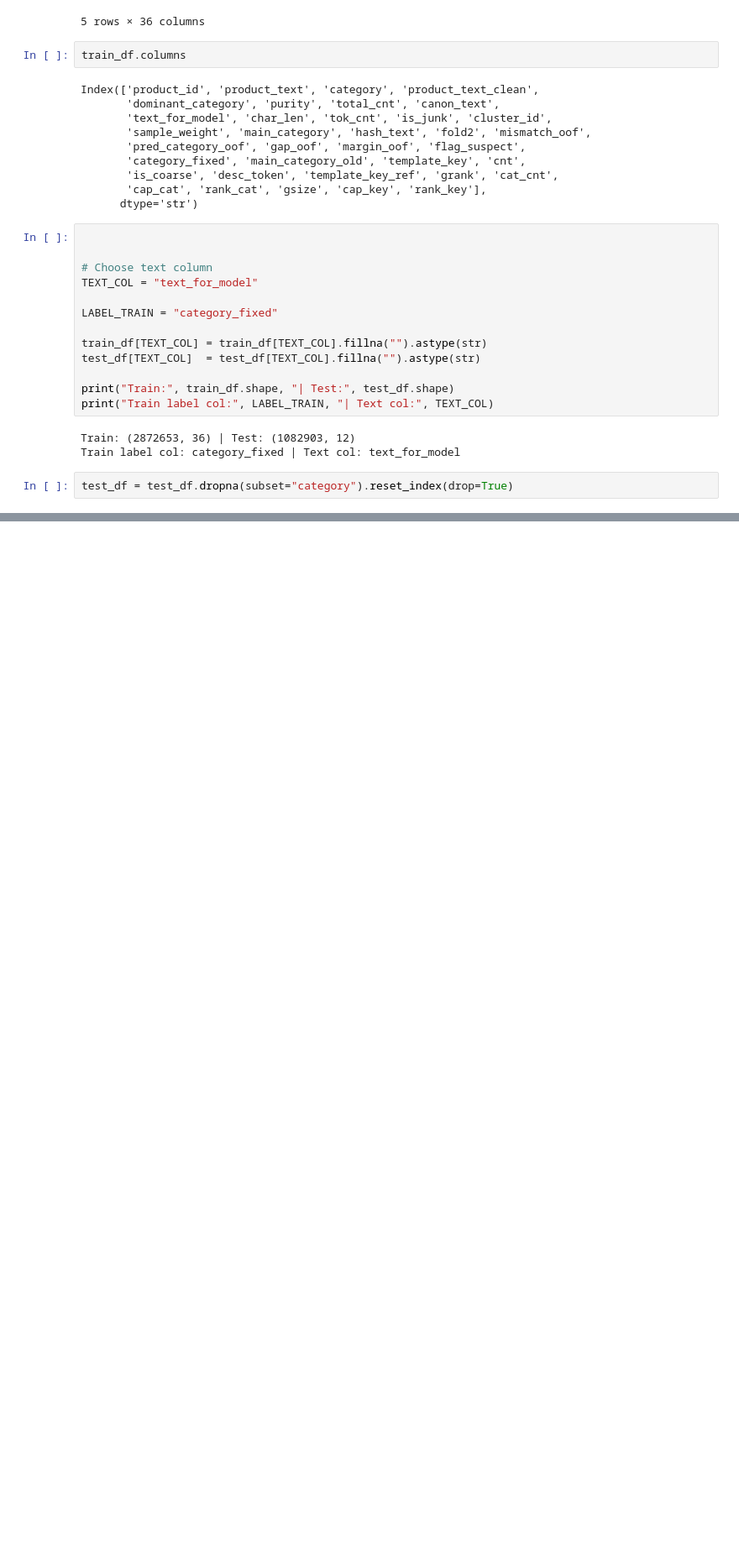
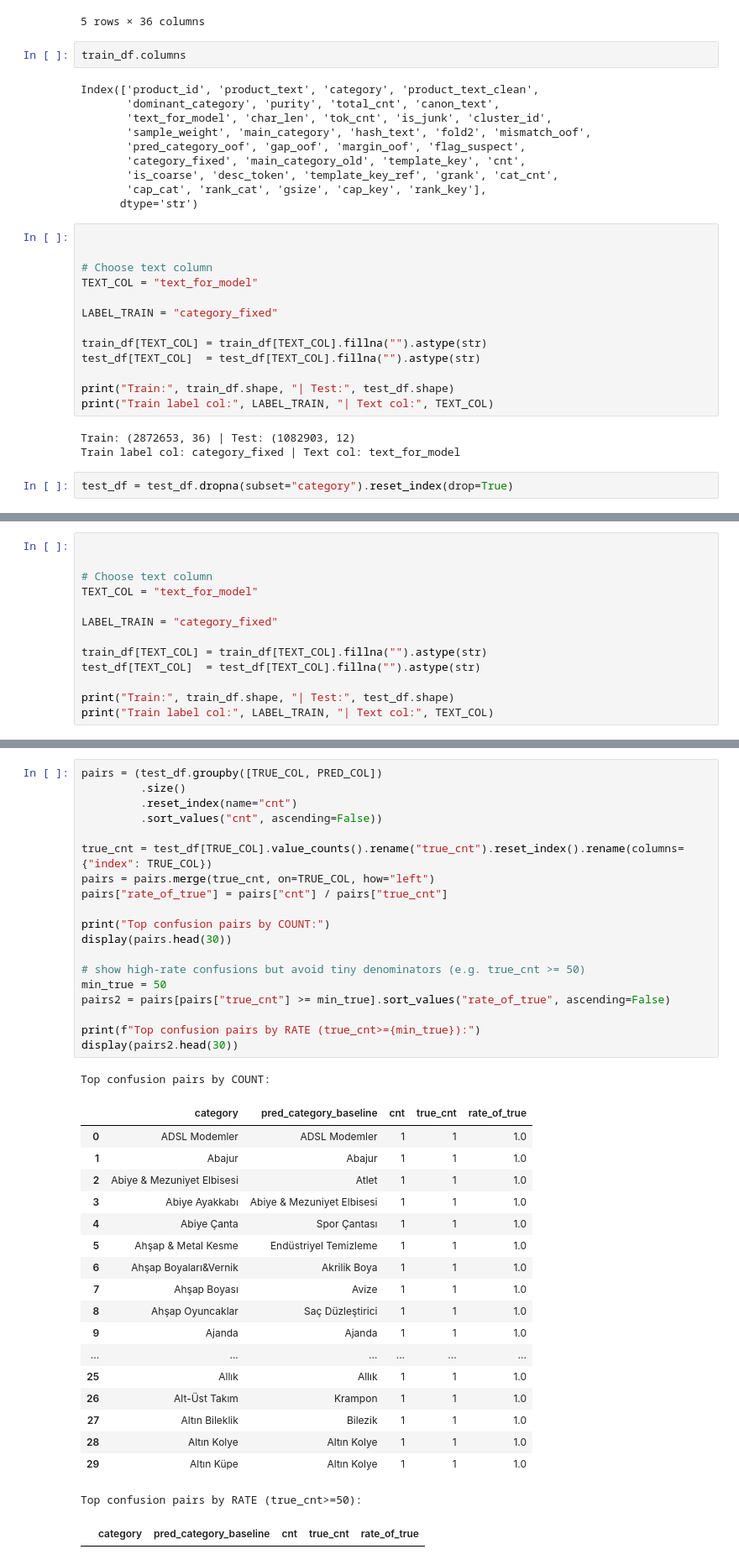
Before and after one commit to ilkergurcan/tr, a Jupyter notebook: Train.ipynb, the cells around one changed output, grey strips where cells are left out. Shown at 84% size. Drawn from its saved outputs; the diff is of its cells as text; blank space fills up the shorter version.

```diff
--- a/Train.ipynb
+++ b/Train.ipynb
@@ -165,0 +186,13 @@ KeyboardInterrupt:
+# %%
+
+
+# Choose text column
+TEXT_COL = "text_for_model"
+
+LABEL_TRAIN = "category_fixed"
+
+train_df[TEXT_COL] = train_df[TEXT_COL].fillna("").astype(str)
+test_df[TEXT_COL]  = test_df[TEXT_COL].fillna("").astype(str)
+
+print("Train:", train_df.shape, "| Test:", test_df.shape)
+print("Train label col:", LABEL_TRAIN, "| Text col:", TEXT_COL)
@@ -165,0 +519,40 @@ KeyboardInterrupt:
+# %%
+pairs = (test_df.groupby([TRUE_COL, PRED_COL])
+         .size()
+         .reset_index(name="cnt")
+         .sort_values("cnt", ascending=False))
+
+true_cnt = test_df[TRUE_COL].value_counts().rename("true_cnt").reset_index().rename(columns={"index": TRUE_COL})
+pairs = pairs.merge(true_cnt, on=TRUE_COL, how="left")
+pairs["rate_of_true"] = pairs["cnt"] / pairs["true_cnt"]
+
+print("Top confusion pairs by COUNT:")
+display(pairs.head(30))
+
+# show high-rate confusions but avoid tiny denominators (e.g. true_cnt >= 50)
+min_true = 50
+pairs2 = pairs[pairs["true_cnt"] >= min_true].sort_values("rate_of_true", ascending=False)
+
+print(f"Top confusion pairs by RATE (true_cnt>={min_true}):")
+display(pairs2.head(30))
+# %% [output]
+Top confusion pairs by COUNT:
+|  | category | pred_category_baseline | cnt | true_cnt | rate_of_true |
+| 0 | ADSL Modemler | ADSL Modemler | 1 | 1 | 1.0 |
+| 1 | Abajur | Abajur | 1 | 1 | 1.0 |
+| 2 | Abiye & Mezuniyet Elbisesi | Atlet | 1 | 1 | 1.0 |
+| 3 | Abiye Ayakkabı | Abiye & Mezuniyet Elbisesi | 1 | 1 | 1.0 |
+| 4 | Abiye Çanta | Spor Çantası | 1 | 1 | 1.0 |
+| 5 | Ahşap & Metal Kesme | Endüstriyel Temizleme | 1 | 1 | 1.0 |
+| 6 | Ahşap Boyaları&Vernik | Akrilik Boya | 1 | 1 | 1.0 |
+| 7 | Ahşap Boyası | Avize | 1 | 1 | 1.0 |
+| 8 | Ahşap Oyuncaklar | Saç Düzleştirici | 1 | 1 | 1.0 |
+| 9 | Ajanda | Ajanda | 1 | 1 | 1.0 |
+| ... | ... | ... | ... | ... | ... |
+| 25 | Allık | Allık | 1 | 1 | 1.0 |
+| 26 | Alt-Üst Takım | Krampon | 1 | 1 | 1.0 |
+| 27 | Altın Bileklik | Bilezik | 1 | 1 | 1.0 |
+| 28 | Altın Kolye | Altın Kolye | 1 | 1 | 1.0 |
+| 29 | Altın Küpe | Altın Kolye | 1 | 1 | 1.0 |
+Top confusion pairs by RATE (true_cnt>=50):
+|  | category | pred_category_baseline | cnt | true_cnt | rate_of_true |
```
Also changed, not shown: parts of 67 cells of this notebook.
